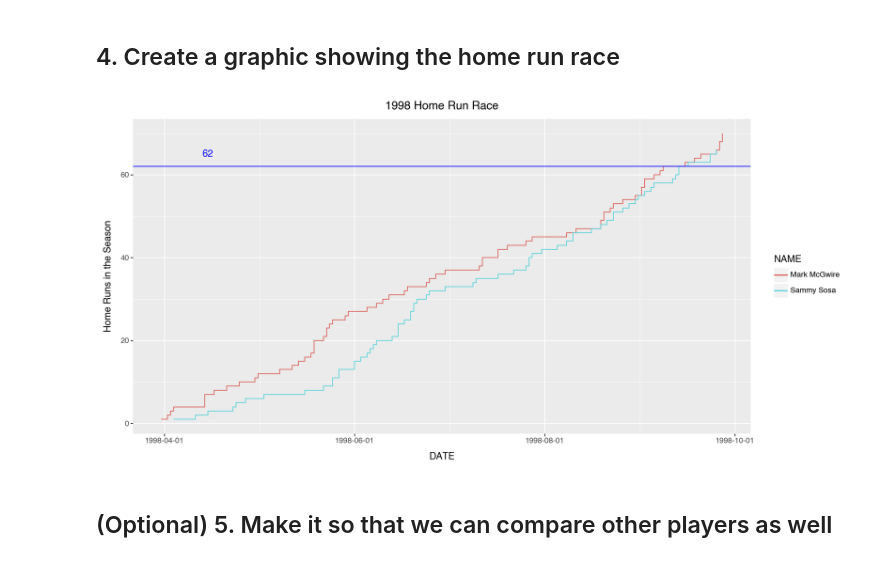
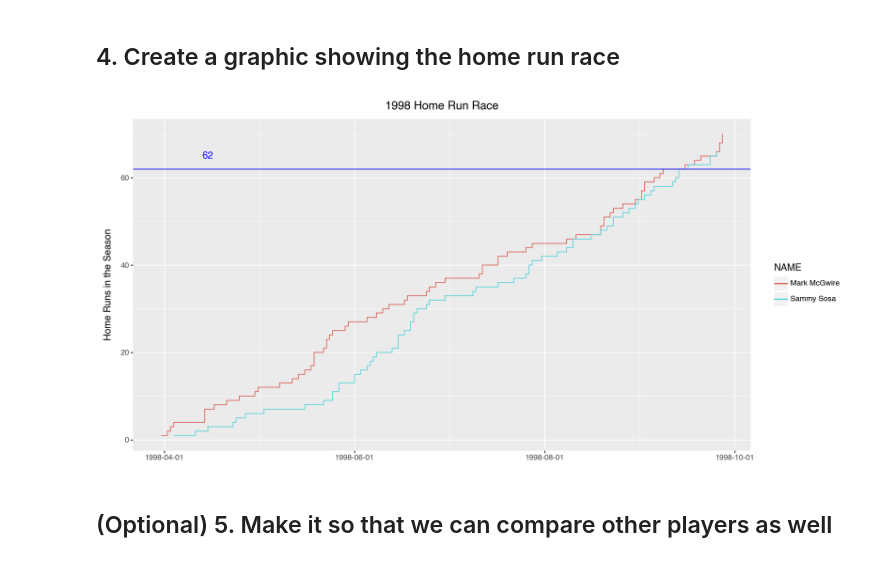
Before and after one commit to StuffbyYuki/Plotnine-Contest, a Jupyter notebook: 2024/analyzing_baseball_data_with_r/1998_homerun_race.ipynb, the cells around one changed output. Saved outputs shown, nothing was run; the diff lists cells and outputs as text; code cells hidden in the pictures.

```diff
--- a/2024/analyzing_baseball_data_with_r/1998_homerun_race.ipynb
+++ b/2024/analyzing_baseball_data_with_r/1998_homerun_race.ipynb
@@ -100,14 +100,14 @@ hr_race_1998 = (
 # %%
 (
     ggplot(data=hr_race_1998, mapping=aes(x='DATE', y='HR', color='NAME'))
     + geom_step()
     + geom_hline(yintercept=62, color='blue')
     + annotate('text', '1998-04-15', 65, label='62', color='blue')
-    + labs(title='1998 Home Run Race', y='Home Runs in the Season')
+    + labs(title='1998 Home Run Race', x='', y='Home Runs in the Season')
     + theme(figure_size=(12, 6))
 )
 # %% [output]
-[figure, old version]
+[figure, new version]
 # %% [markdown]
 ## (Optional) 5. Make it so that we can compare other players as well
 # %% [markdown]
```
Also changed, not shown: parts of 2 cells of this notebook.
